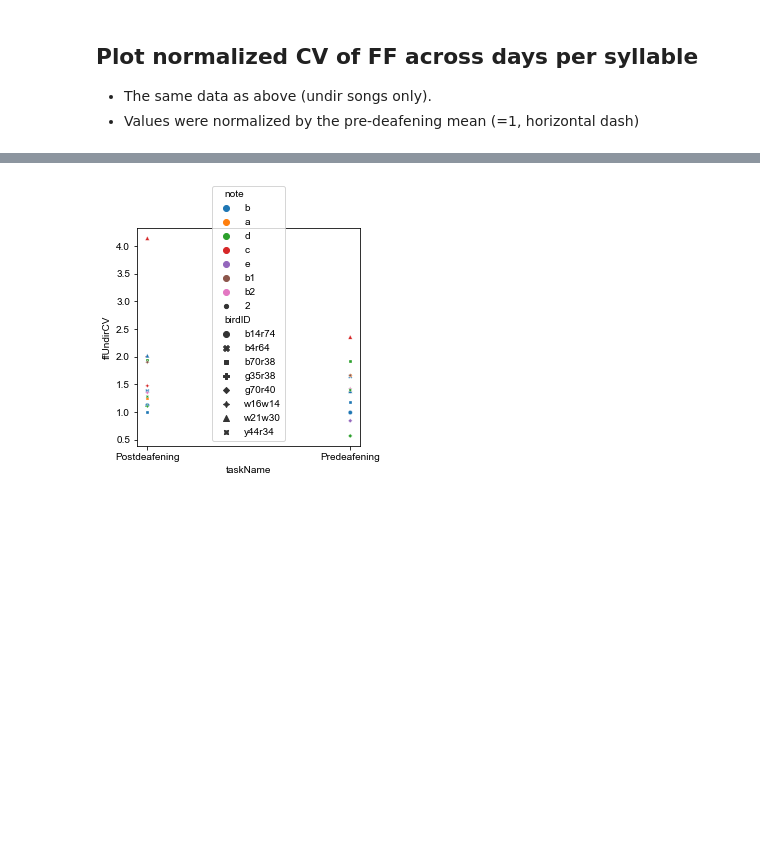
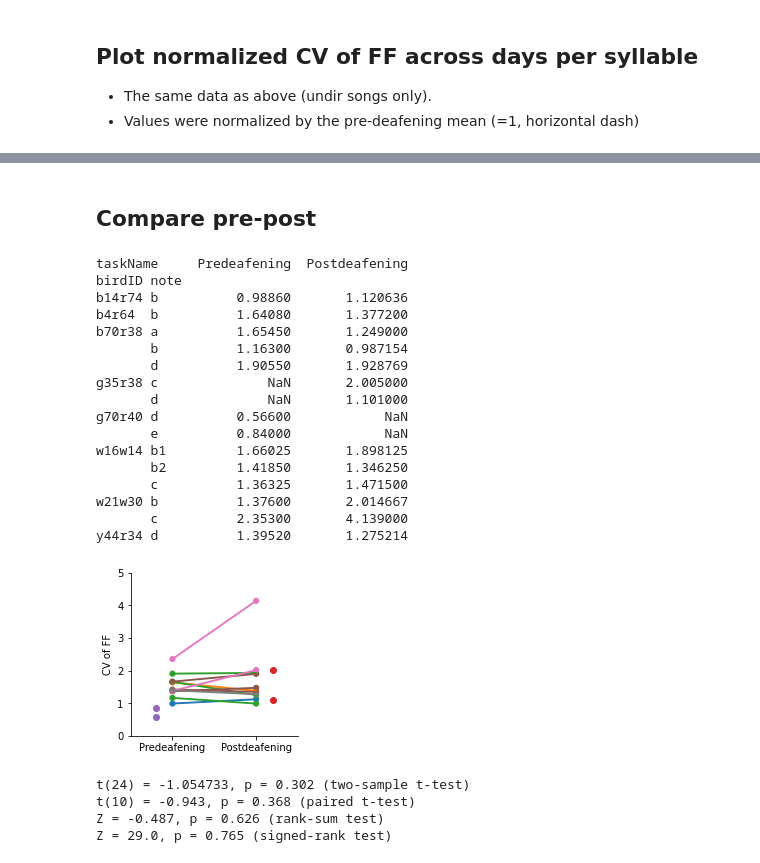
Before and after one commit to JaerongA/pyfinch, a Jupyter notebook: deafening/results/fundamental_frequency.ipynb, the cells around one changed output, grey strips where cells are left out. Cells and saved outputs as stored; diff of their text form; code cells hidden in the pictures; blank space fills up the shorter version.

```diff
--- a/deafening/results/fundamental_frequency.ipynb
+++ b/deafening/results/fundamental_frequency.ipynb
@@ -73,12 +61,53 @@ plot_across_days_per_note(df_norm, x='taskSessionDeafening', y='ffUndirCVNorm',
-# %%
-# Compare conditional means of CV of FF
-import matplotlib.pyplot as plt
-import seaborn as sns
-
-df_cv_undir = df_norm.groupby(['birdID', 'note', 'taskName']).mean()['ffUndirCV'].reset_index()
-
-fig, axes = plt.subplots(1, 1, figsize=(4, 4))
-# df_cv_undir.groupby(['taskName']).mean()
-ax = sns.scatterplot(x='taskName', y='ffUndirCV', data=df_cv_undir, hue="note", style="birdID", size=2)
-# %% [output]
-[figure, removed]
+# %% [markdown]
+## Compare pre-post
+# %%
+df_cv = df.groupby(['birdID', 'note', 'taskName']).mean()['ffUndirCV'].reset_index()
+df_cv = pd.pivot_table(data=df_cv,index=['birdID', 'note'], columns=['taskName'])['ffUndirCV']
+df_cv = df_cv.reindex(['Predeafening', 'Postdeafening'], axis=1)
+print(df_cv)
+plot_paired_data(df, x='taskName', y='ffUndirCV',
+                 y_label="CV of FF",
+                 y_lim=[0, 5],
+                 fig_size=(3, 3),
+                 fig_name='CV of FF (Undir)',
+                 save_fig=False,
+                 save_path=save_path,
+                 color_by_bird=True,  # color-label birds
+                 fig_ext='.png'
+                 )
+
+# Run stats
+from util.stats import two_sample_ttest, paired_ttest, rank_sum_test, signed_rank_test
+df_dropna = df_cv.dropna()  # remove if any of the columns is nan, used for paired comparisons
+
+_, _, msg = two_sample_ttest(df_cv['Predeafening'].values, df_cv['Postdeafening'].values)
+print(msg + " (two-sample t-test)")
+_, _, msg = paired_ttest(df_dropna['Predeafening'].values, df_dropna['Postdeafening'].values)
+print(msg + " (paired t-test)")
+_, _, msg = rank_sum_test(df_cv['Predeafening'].values, df_cv['Postdeafening'].values)
+print(msg + " (rank-sum test)")
+_, _, msg = signed_rank_test(df_dropna['Predeafening'].values, df_dropna['Postdeafening'].values)
+print(msg + " (signed-rank test)")
+# %% [output]
+taskName     Predeafening  Postdeafening
+birdID note
+b14r74 b          0.98860       1.120636
+b4r64  b          1.64080       1.377200
+b70r38 a          1.65450       1.249000
+       b          1.16300       0.987154
+       d          1.90550       1.928769
+g35r38 c              NaN       2.005000
+       d              NaN       1.101000
+g70r40 d          0.56600            NaN
+       e          0.84000            NaN
+w16w14 b1         1.66025       1.898125
+       b2         1.41850       1.346250
+       c          1.36325       1.471500
+w21w30 b          1.37600       2.014667
+       c          2.35300       4.139000
+y44r34 d          1.39520       1.275214
+[figure, added]
+t(24) = -1.054733, p = 0.302 (two-sample t-test)
+t(10) = -0.943, p = 0.368 (paired t-test)
+Z = -0.487, p = 0.626 (rank-sum test)
+Z = 29.0, p = 0.765 (signed-rank test)
```
Also changed, not shown: parts of 8 cells of this notebook, 9 other files.
